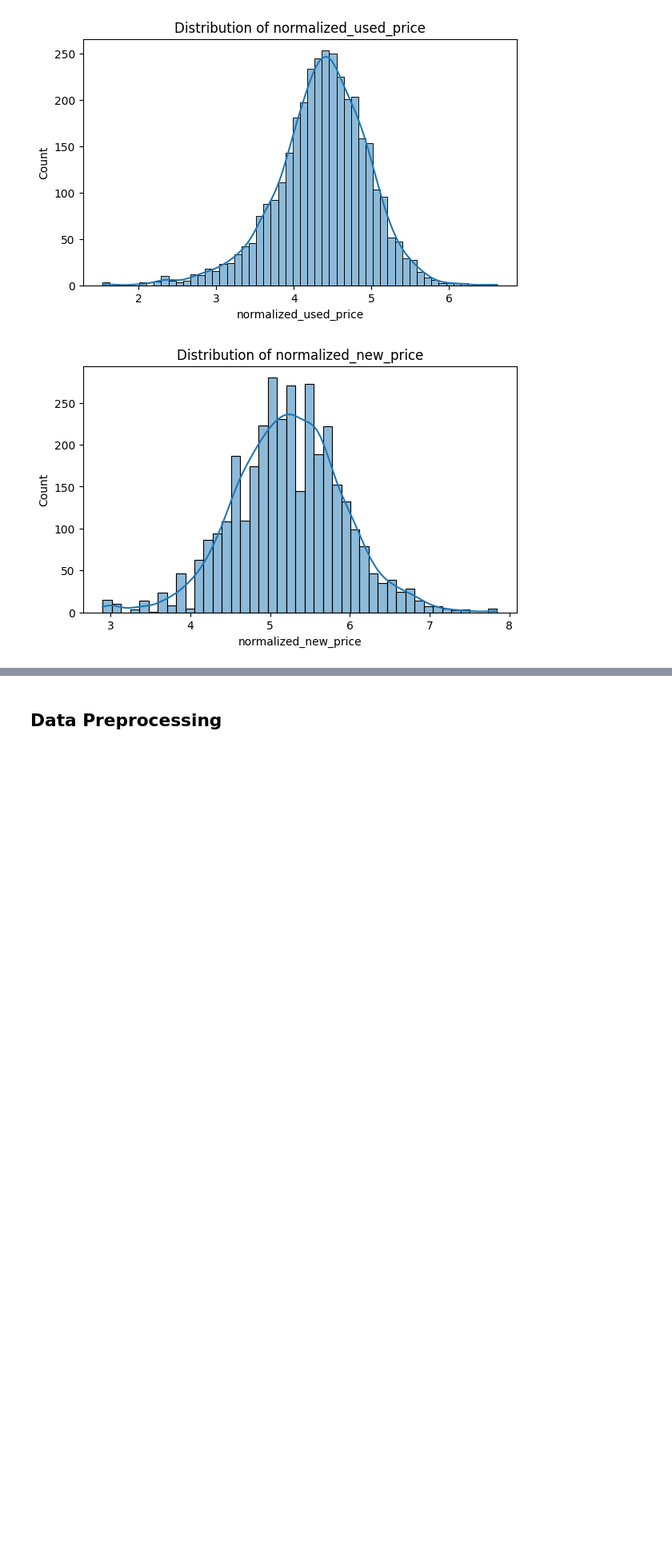
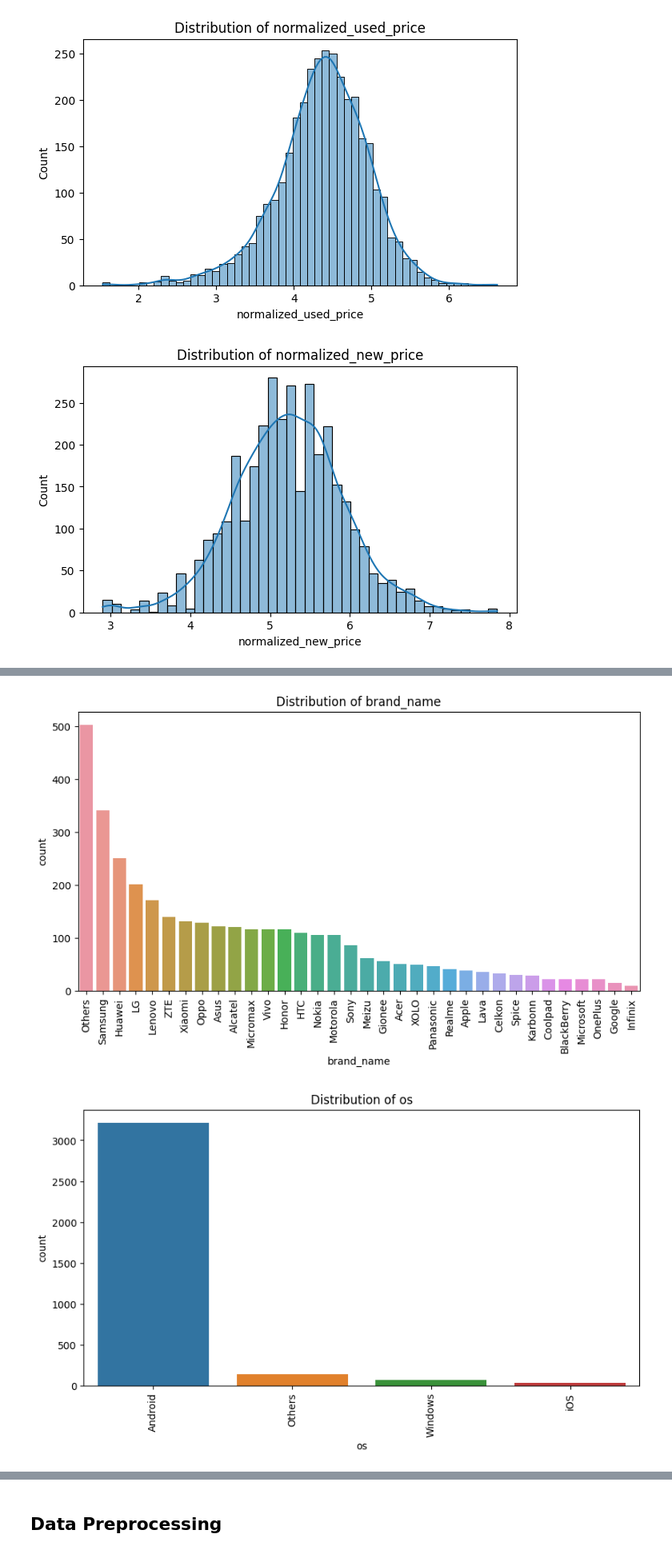
Before and after one commit to Irene-coder-dot/Recell-Refurbished-smartphones, a Jupyter notebook: ReCell_Project_Learner_Notebook_FullCode.ipynb, the cells around one changed output, grey strips where cells are left out. Shown at 80% size. Saved outputs shown, nothing was run; the diff lists cells and outputs as text; code cells hidden in the pictures; blank space fills up the shorter version.

```diff
--- a/ReCell_Project_Learner_Notebook_FullCode.ipynb
+++ b/ReCell_Project_Learner_Notebook_FullCode.ipynb
@@ -266,13 +236,22 @@ for col in num_cols:
 # %%
-# Box Plot for Numerical Variables - To check Outliers
+# # Boxplots for Outlier Detection
 
-for col in num_cols:
-    plt.figure(figsize=(7,2.5))
+outlier_cols = [
+    "screen_size",
+    "main_camera_mp",
+    "selfie_camera_mp",
+    "int_memory",
+    "ram",
+    "battery",
+    "weight",
+    "normalized_used_price",
+    "normalized_new_price"
+]
 
+for col in outlier_cols:
+    plt.figure(figsize=(7, 2.5))
     sns.boxplot(x=Recell_data[col])
-
     plt.title(f'Boxplot of {col}')
-
     plt.show()
 # %% [output]
 [figure]
@@ -305,0 +275,20 @@ for col in num_cols:
+# %%
+# Distribution of categorical variables
+for col in cat_cols:
+
+    plt.figure(figsize=(10,5))
+
+    sns.countplot(
+        data=Recell_data,
+        x=col,
+        order=Recell_data[col].value_counts().index
+    )
+
+    plt.xticks(rotation=90)
+
+    plt.title(f'Distribution of {col}')
+
+    plt.show()
+# %% [output]
+[figure, added]
+[figure, added]
```
Also changed, not shown: parts of 27 cells of this notebook.
